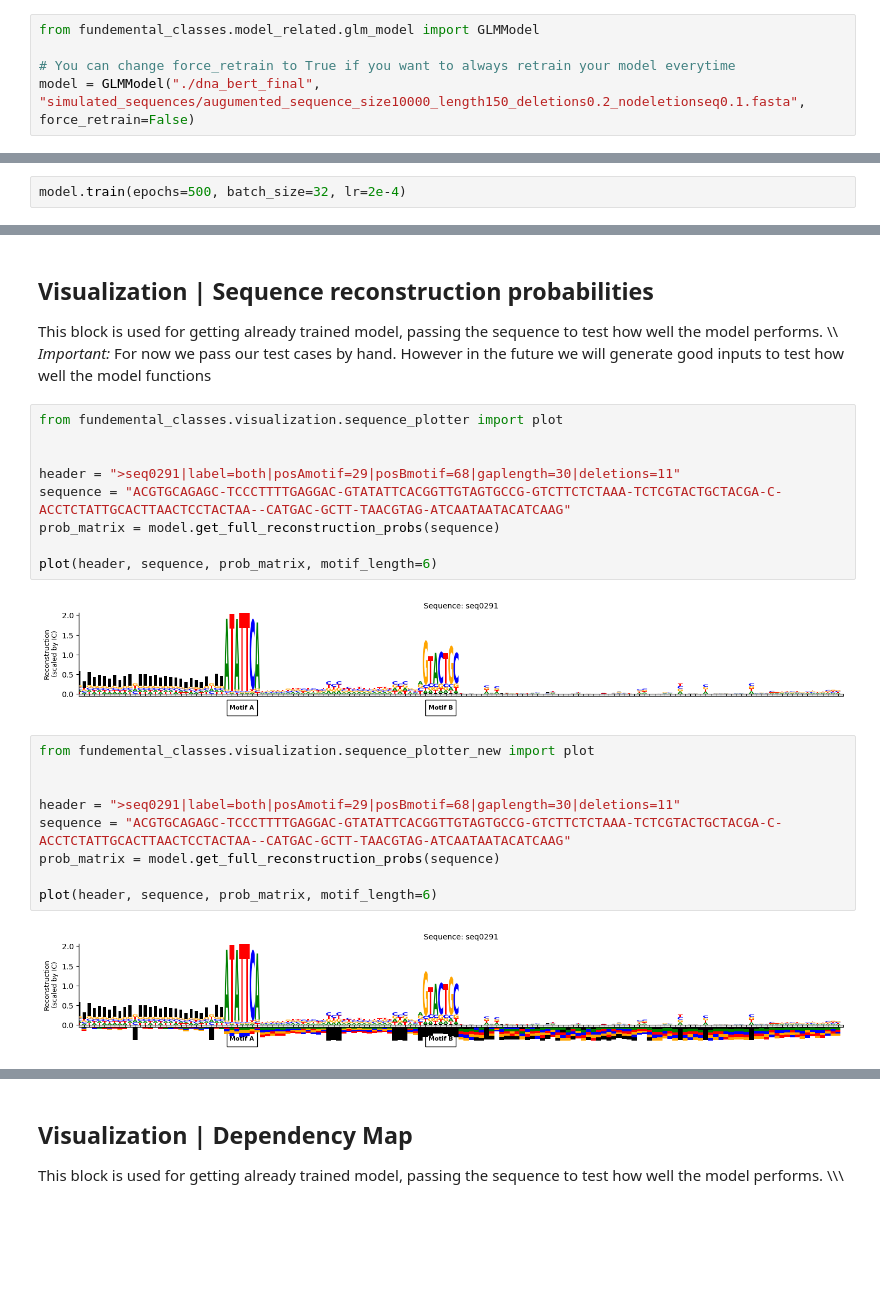
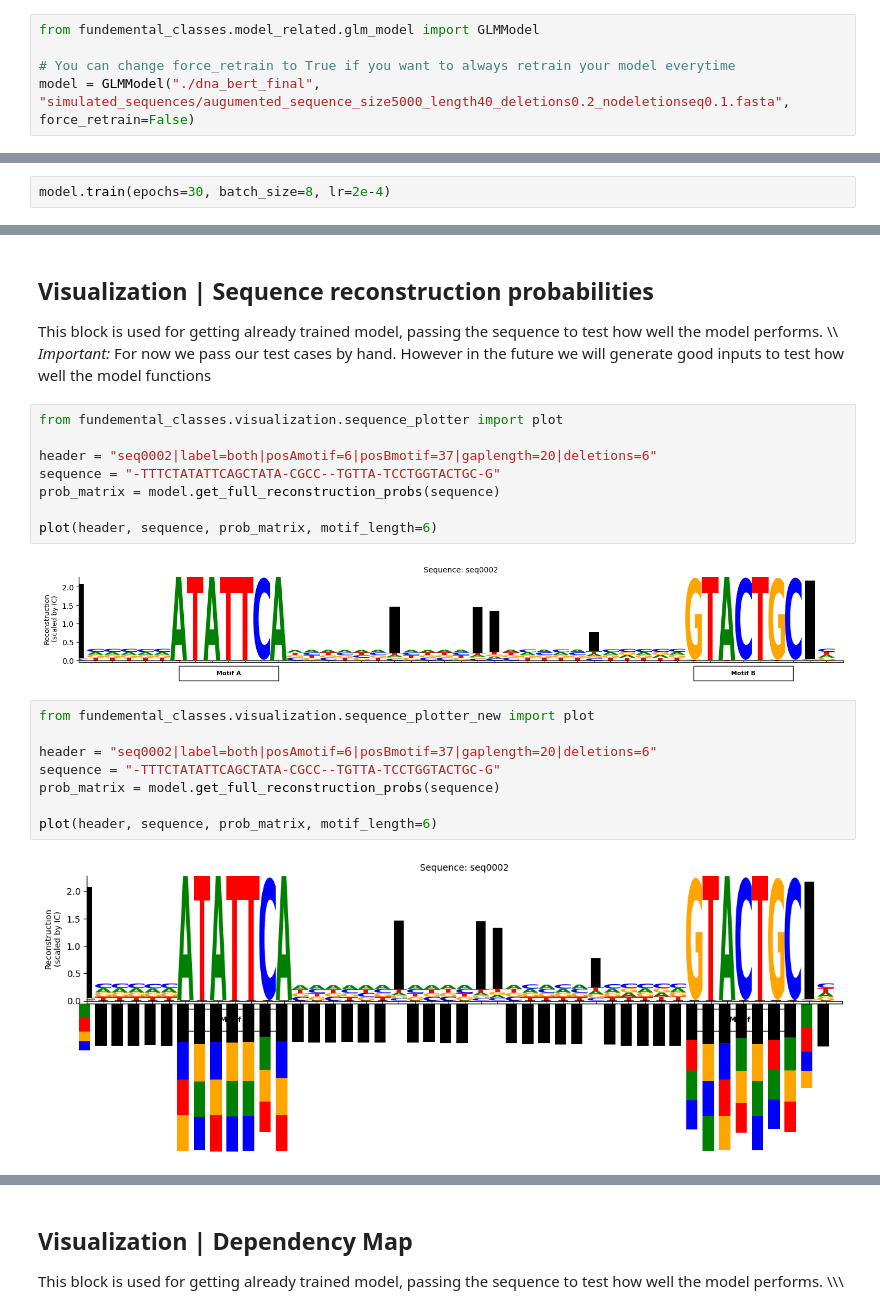
Before and after one commit to giokepa/Sysgen-GLM-for-Indels, a Jupyter notebook: visualize_data.ipynb, the cells around one changed output, grey strips where cells are left out. Cells and saved outputs as stored; diff of their text form; blank space fills up the shorter version.

Commit message:
finish heatmap

```diff
--- a/visualize_data.ipynb
+++ b/visualize_data.ipynb
@@ -8,7 +8,7 @@ You can run this block to import necessary classes and functions
 from fundemental_classes.model_related.glm_model import GLMModel
 
 # You can change force_retrain to True if you want to always retrain your model everytime
-model = GLMModel("./dna_bert_final", "simulated_sequences/augumented_sequence_size10000_length150_deletions0.2_nodeletionseq0.1.fasta", force_retrain=False)
+model = GLMModel("./dna_bert_final", "simulated_sequences/augumented_sequence_size5000_length40_deletions0.2_nodeletionseq0.1.fasta", force_retrain=False)
 # %% [output]
 Checking for existing trained model in ./dna_bert_final
 Loading tokenizer...
@@ -24,5 +30,5 @@ Final validation loss: 1.3199
 We use `Bert` model to create the embeddings and train it using masking to get nicely trained model. If you want to change the size of training data, please look into `simulated_sequences` directory. \\\
 *important:* Training is not necessary if you already have a trained model. You can load it using the `GLMModel`.
 # %%
-model.train(epochs=500, batch_size=32, lr=2e-4)
+model.train(epochs=30, batch_size=8, lr=2e-4)
 # %% [output]
@@ -89,22 +95,20 @@ This block is used for getting already trained model, passing the sequence to te
 # %%
 from fundemental_classes.visualization.sequence_plotter import plot
 
-
-header = ">seq0291|label=both|posAmotif=29|posBmotif=68|gaplength=30|deletions=11"
-sequence = "ACGTGCAGAGC-TCCCTTTTGAGGAC-GTATATTCACGGTTGTAGTGCCG-GTCTTCTCTAAA-TCTCGTACTGCTACGA-C-ACCTCTATTGCACTTAACTCCTACTAA--CATGAC-GCTT-TAACGTAG-ATCAATAATACATCAAG"
+header = "seq0002|label=both|posAmotif=6|posBmotif=37|gaplength=20|deletions=6"
+sequence = "-TTTCTATATTCAGCTATA-CGCC--TGTTA-TCCTGGTACTGC-G"
 prob_matrix = model.get_full_reconstruction_probs(sequence)
 
 plot(header, sequence, prob_matrix, motif_length=6)
 # %% [output]
-[figure, old version]
+[figure, new version]
 # %%
 from fundemental_classes.visualization.sequence_plotter_new import plot
 
-
-header = ">seq0291|label=both|posAmotif=29|posBmotif=68|gaplength=30|deletions=11"
-sequence = "ACGTGCAGAGC-TCCCTTTTGAGGAC-GTATATTCACGGTTGTAGTGCCG-GTCTTCTCTAAA-TCTCGTACTGCTACGA-C-ACCTCTATTGCACTTAACTCCTACTAA--CATGAC-GCTT-TAACGTAG-ATCAATAATACATCAAG"
+header = "seq0002|label=both|posAmotif=6|posBmotif=37|gaplength=20|deletions=6"
+sequence = "-TTTCTATATTCAGCTATA-CGCC--TGTTA-TCCTGGTACTGC-G"
 prob_matrix = model.get_full_reconstruction_probs(sequence)
 
 plot(header, sequence, prob_matrix, motif_length=6)
 # %% [output]
-[figure, old version]
+[figure, new version]
```
Also changed, not shown: parts of 7 cells of this notebook, 7 other files.
